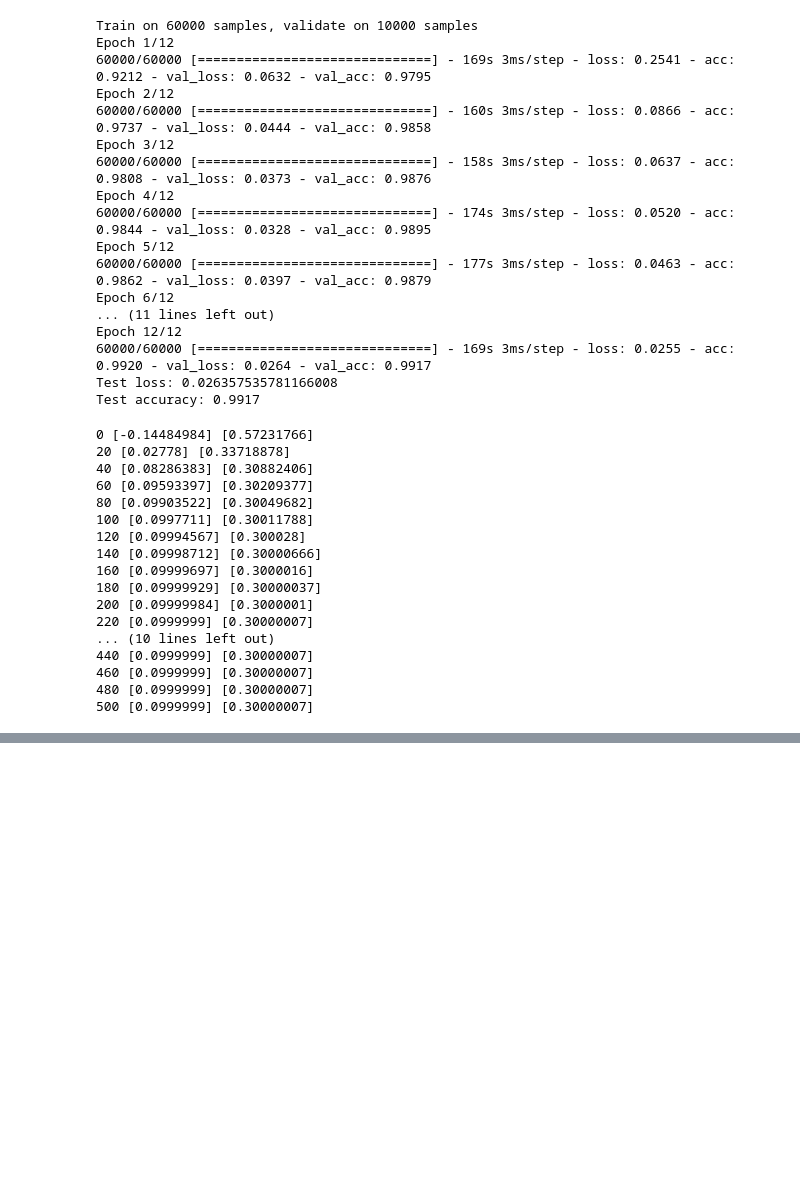
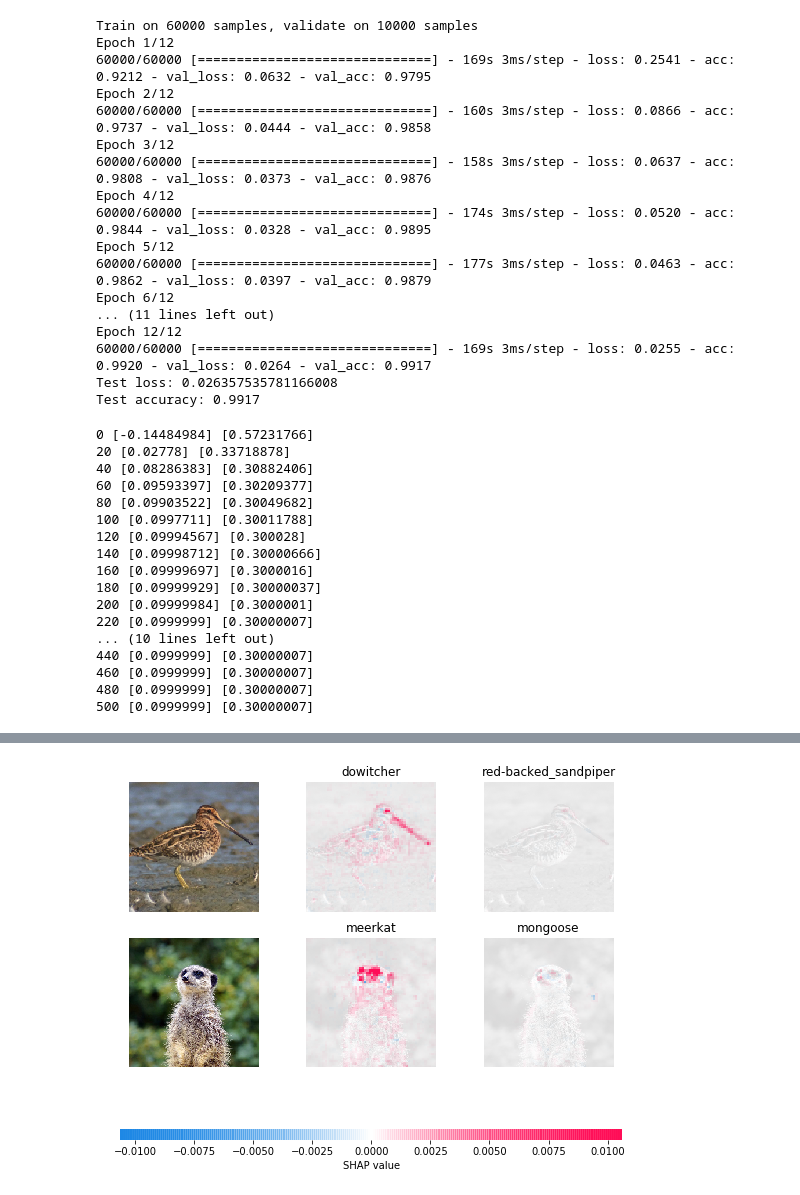
Before and after one commit to PengInGitHub/catboost, a Jupyter notebook: SHAP.ipynb, the cells around one changed output, grey strips where cells are left out. Cells and saved outputs as stored; diff of their text form; code cells hidden in the pictures; blank space fills up the shorter version.

Commit message:
add gradient example

```diff
--- a/SHAP.ipynb
+++ b/SHAP.ipynb
@@ -322,0 +380,32 @@ background = x_train[np.random.choice(x_train.shape[0], 100, replace=False)]
+# %%
+X, y = shap.datasets.imagenet50()
+to_explain = X[[39,41]]
+# %%
+# load ImageNet class name
+url = "https://s3.amazonaws.com/deep-learning-models/image-models/imagenet_class_index.json"
+fname = shap.datasets.cache(url)
+with open(fname) as f:
+    class_names = json.load(f)
+# %%
+# explain how the input to the nth layer of the model explains the top two classes
+def map2layer(x, layer):
+    feed_dict = dict(zip([model.layers[0].input],[preprocess_input(x.copy())]))
+    return K.get_session().run(model.layers[layer].input, feed_dict)
+# %%
+# explainer
+e = shap.GradientExplainer(
+    (model.layers[7].input, model.layers[-1].output),
+    map2layer(X,7),
+    local_smoothing = 0 #std of smoothing noise
+)
+# %%
+shap_values, indexes = e.shap_values(map2layer(to_explain, 7), ranked_outputs=2)
+# get the names for te classes
+index_names = np.vectorize(lambda x : class_names[str(x)][1])(indexes)
+# plot the explanations
+shap.image_plot(shap_values, to_explain, index_names)
+
+# red pixels represent positive SHAP values that increases the probability of the class
+# while blue pixels represent negative probability of the class
+# %% [output]
+[figure, added]
```
Also changed, not shown: parts of 8 cells of this notebook.
